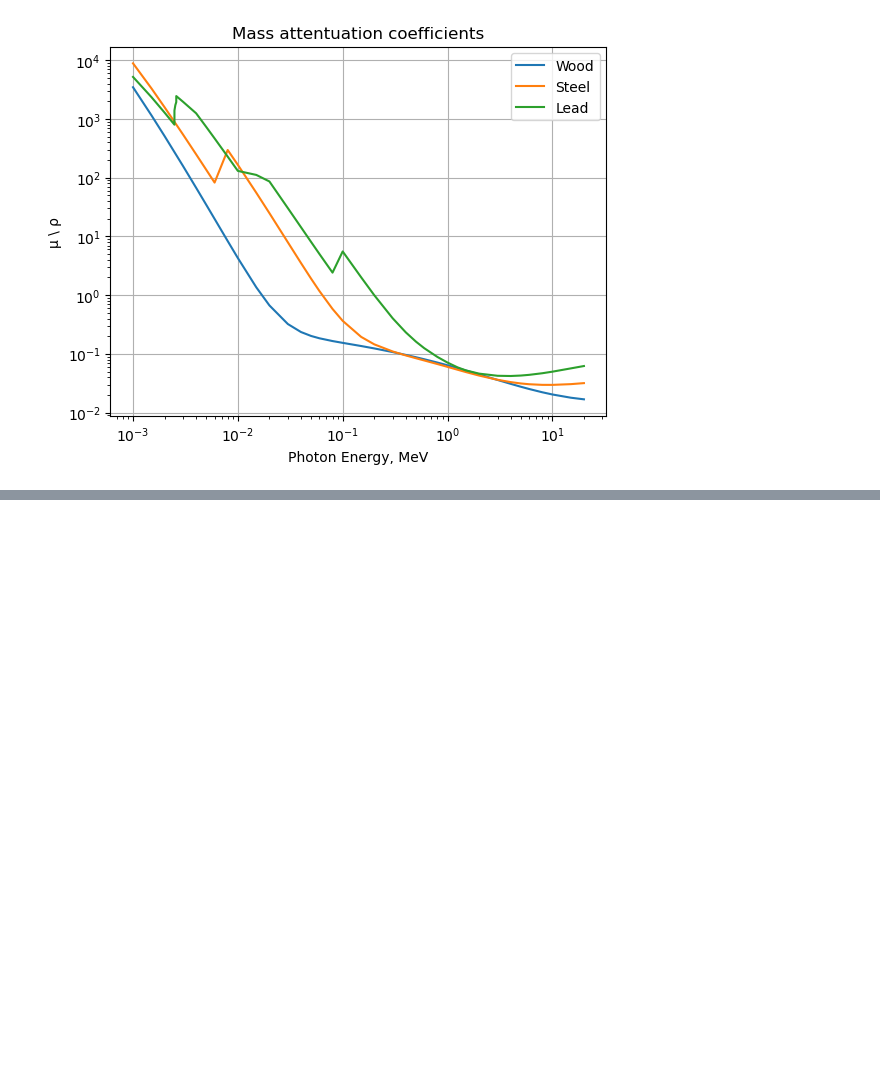
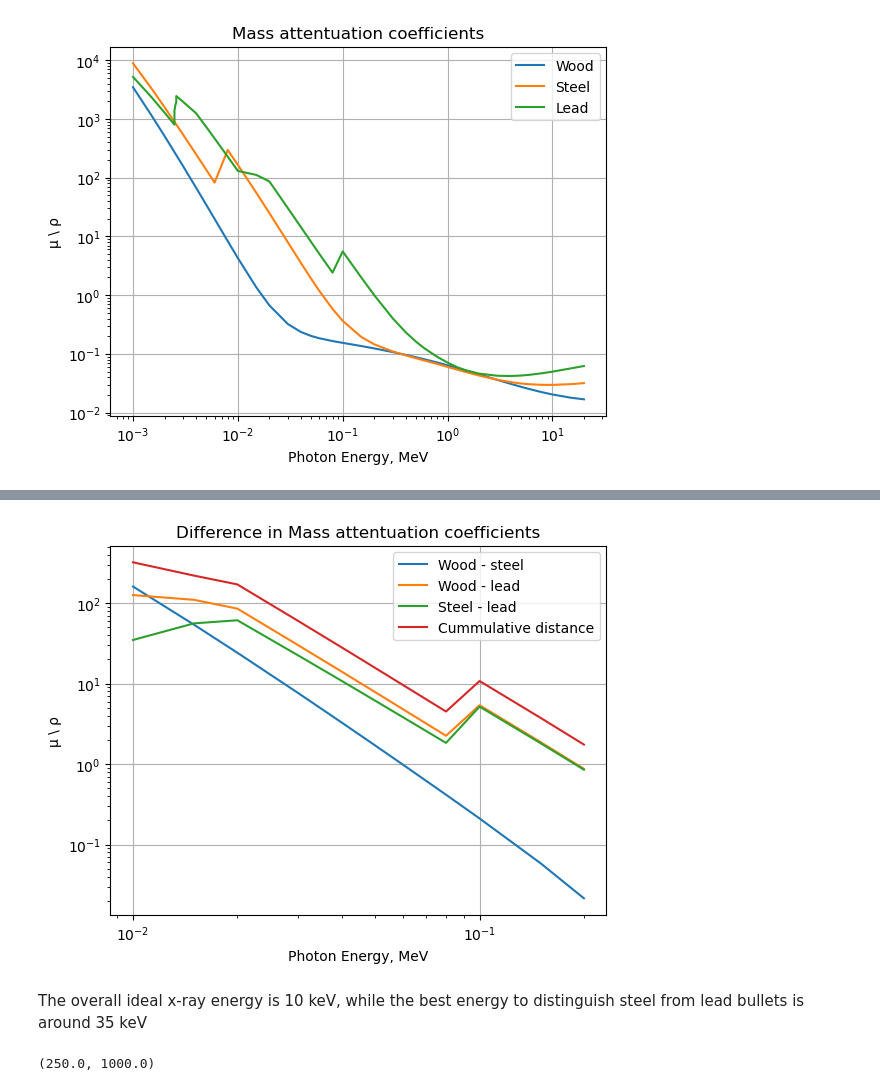
Before and after one commit to npeuker/MathModellingDTU, a Jupyter notebook: Exam Project/inital_data.ipynb, the cells around one changed output, grey strips where cells are left out. Saved outputs shown, nothing was run; the diff lists cells and outputs as text; code cells hidden in the pictures; blank space fills up the shorter version.

```diff
--- a/Exam Project/inital_data.ipynb
+++ b/Exam Project/inital_data.ipynb
@@ -323,0 +337,33 @@ m_sl = list(np.abs(steel_ip-Pb_val)).index(max(np.abs(steel_ip-Pb_val)))
+# %%
+ws = np.abs(np.asarray(wood_cut)-np.asarray(steel_cut))
+wl = np.abs(np.asarray(wood_cut)-np.asarray(pb_cut))
+sl = np.abs(np.asarray(steel_cut)-np.asarray(pb_cut))
+
+cd = ws+wl+sl
+
+plt.plot(energy, ws, label="Wood - steel")
+plt.plot(energy, wl, label="Wood - lead")
+plt.plot(energy, sl, label="Steel - lead")
+plt.plot(energy, cd, label="Cummulative distance")
+plt.grid()
+plt.xlabel("Photon Energy, MeV")
+plt.ylabel("\u03BC \ \u03C1")
+plt.yscale('log')
+plt.xscale('log')
+plt.legend()
+plt.title(f"Difference in Mass attentuation coefficients")
+plt.show()
+# %% [output]
+[figure, added]
+# %% [markdown]
+The overall ideal x-ray energy is 10 keV, while the best energy to distinguish steel from lead bullets is around 35 keV
+# %%
+L = 0.5
+sp = 0.002
+
+N_min = L/sp
+N_max = L/(sp/4)
+
+N_min,N_max
+# %% [output]
+(250.0, 1000.0)
```
Also changed, not shown: parts of 19 cells of this notebook.
